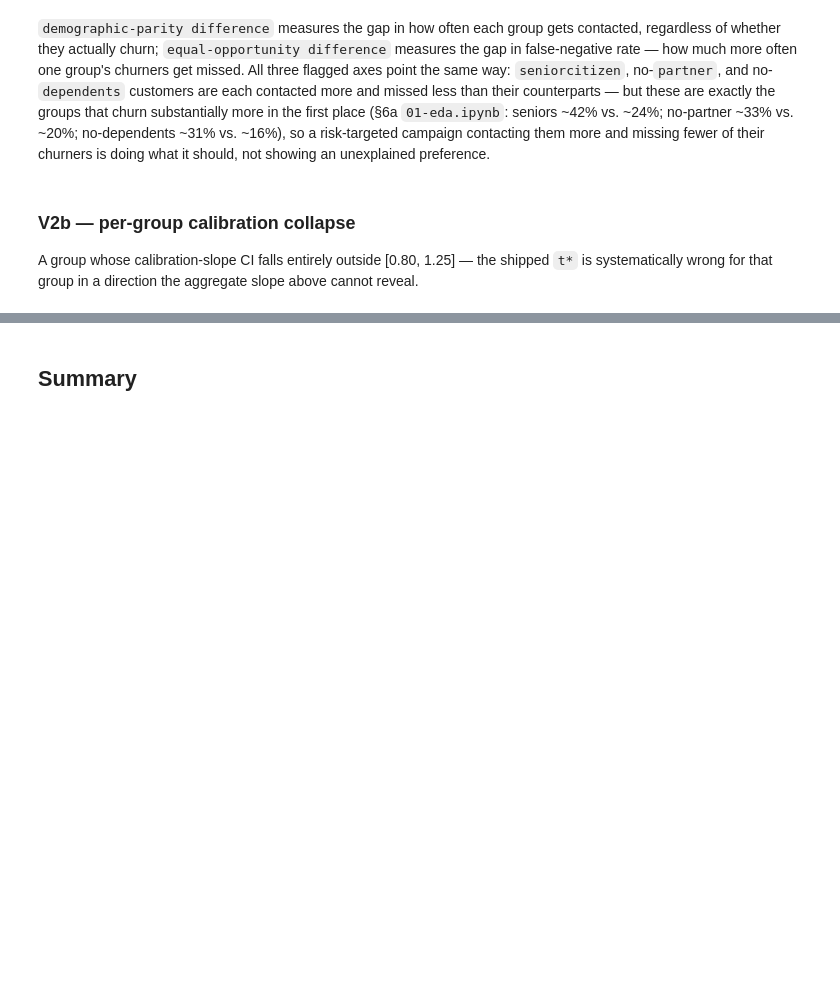
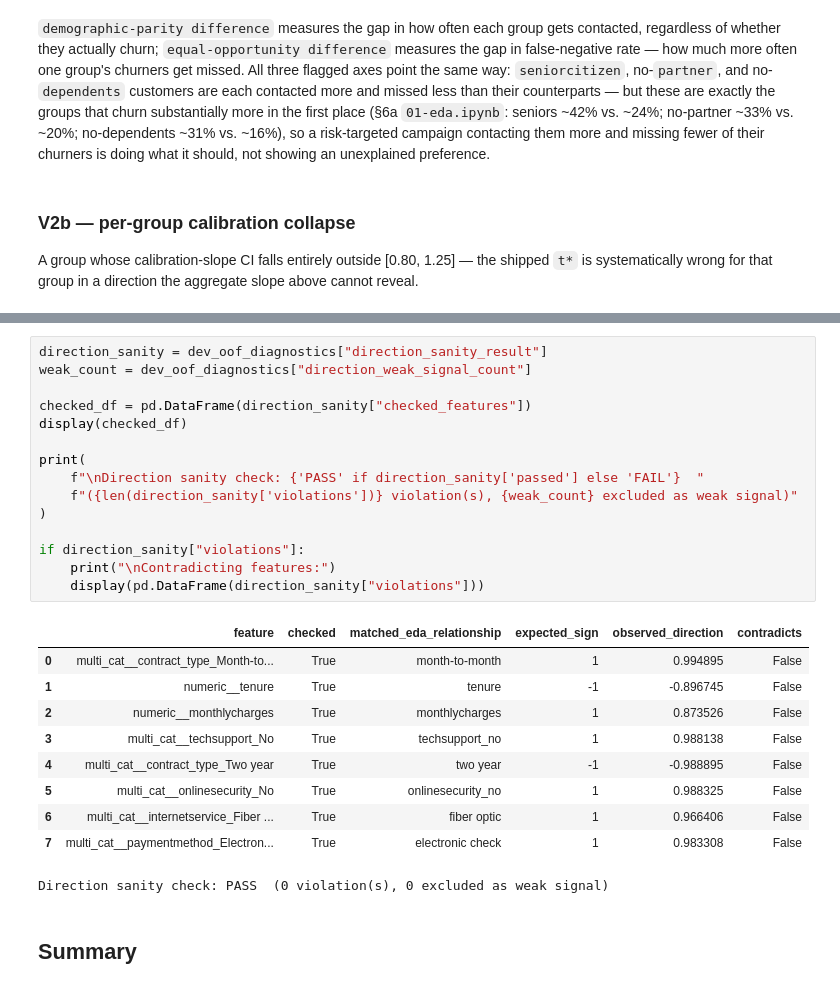
Before and after one commit to Ampofowaa/TelcoChurn_PortfolioProject, a Jupyter notebook: notebooks/04-calibration-and-threshold.ipynb, the cells around one changed output, grey strips where cells are left out. Cells and saved outputs as stored; diff of their text form; blank space fills up the shorter version.

Commit message:
docs: re-execute notebooks 04/05 for PR B2's dev-SHAP screen and direction_sanity_check_test rename

```diff
--- a/notebooks/04-calibration-and-threshold.ipynb
+++ b/notebooks/04-calibration-and-threshold.ipynb
@@ -494,3 +518,29 @@ Per-group calibration collapse: 0 flagged row(s)
+# %%
+direction_sanity = dev_oof_diagnostics["direction_sanity_result"]
+weak_count = dev_oof_diagnostics["direction_weak_signal_count"]
+
+checked_df = pd.DataFrame(direction_sanity["checked_features"])
+display(checked_df)
+
+print(
+    f"\nDirection sanity check: {'PASS' if direction_sanity['passed'] else 'FAIL'}  "
+    f"({len(direction_sanity['violations'])} violation(s), {weak_count} excluded as weak signal)"
+)
+
+if direction_sanity["violations"]:
+    print("\nContradicting features:")
+    display(pd.DataFrame(direction_sanity["violations"]))
+# %% [output]
+|  | feature | checked | matched_eda_relationship | expected_sign | observed_direction | contradicts |
+| 0 | multi_cat__contract_type_Month-to... | True | month-to-month | 1 | 0.994895 | False |
+| 1 | numeric__tenure | True | tenure | -1 | -0.896745 | False |
+| 2 | numeric__monthlycharges | True | monthlycharges | 1 | 0.873526 | False |
+| 3 | multi_cat__techsupport_No | True | techsupport_no | 1 | 0.988138 | False |
+| 4 | multi_cat__contract_type_Two year | True | two year | -1 | -0.988895 | False |
+| 5 | multi_cat__onlinesecurity_No | True | onlinesecurity_no | 1 | 0.988325 | False |
+| 6 | multi_cat__internetservice_Fiber ... | True | fiber optic | 1 | 0.966406 | False |
+| 7 | multi_cat__paymentmethod_Electron... | True | electronic check | 1 | 0.983308 | False |
+Direction sanity check: PASS  (0 violation(s), 0 excluded as weak signal)
 # %% [markdown]
 ## Summary
 # %% [markdown]
```
Also changed, not shown: parts of 8 cells of this notebook, 1 other file.
